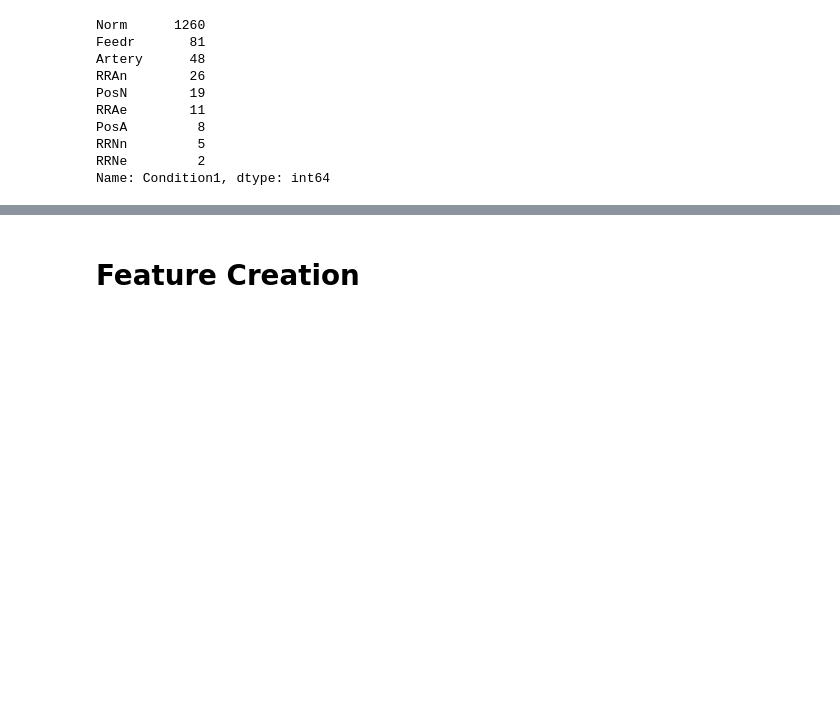
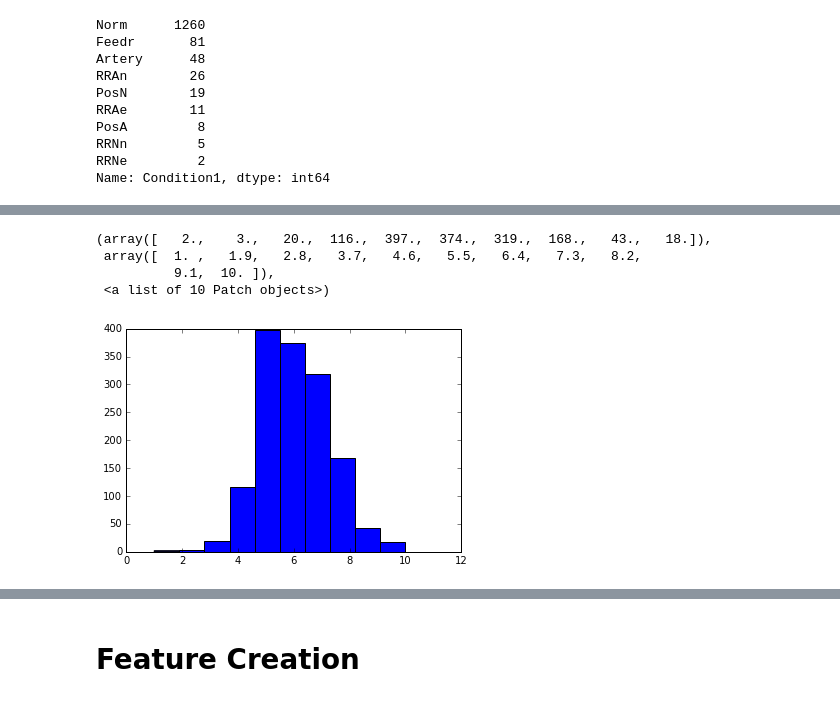
Before and after one commit to asarchami/kaggle_housing_prices, a Jupyter notebook: chris_working.ipynb, the cells around one changed output, grey strips where cells are left out. Cells and saved outputs as stored; diff of their text form; code cells hidden in the pictures; blank space fills up the shorter version.

```diff
--- a/chris_working.ipynb
+++ b/chris_working.ipynb
@@ -422,0 +537,8 @@ Name: Condition1, dtype: int64
+# %%
+plt.hist(houses['OverallQual'])
+# %% [output]
+(array([   2.,    3.,   20.,  116.,  397.,  374.,  319.,  168.,   43.,   18.]),
+ array([  1. ,   1.9,   2.8,   3.7,   4.6,   5.5,   6.4,   7.3,   8.2,
+          9.1,  10. ]),
+ <a list of 10 Patch objects>)
+[figure, added]
```
Also changed, not shown: parts of 16 cells of this notebook.
